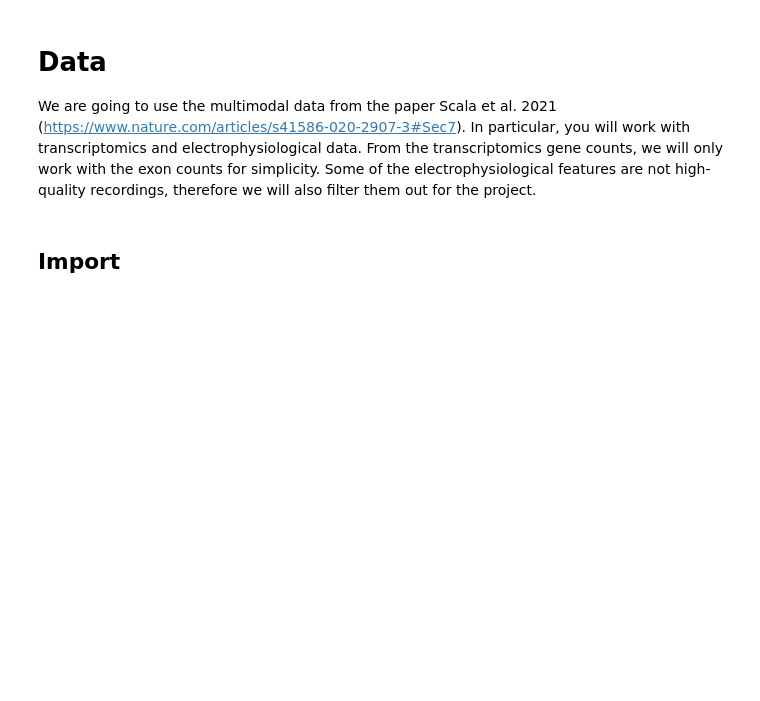
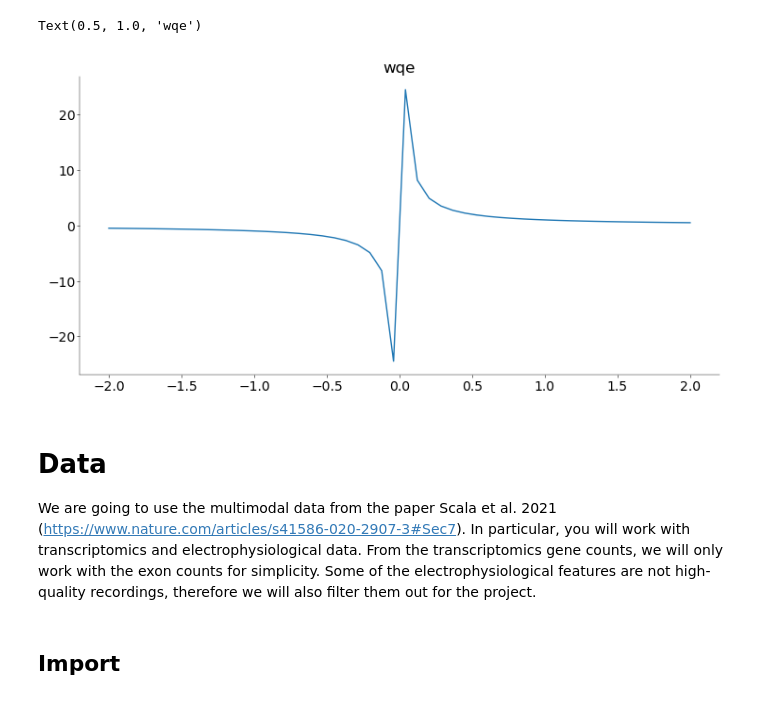
Before and after one commit to Artemii-Shlychkov/NDS_project, a Jupyter notebook: notebooks/Practical_notebook.ipynb, the cells around one changed output. Cells and saved outputs as stored; diff of their text form; code cells hidden in the pictures; blank space fills up the shorter version.

```diff
--- a/notebooks/Practical_notebook.ipynb
+++ b/notebooks/Practical_notebook.ipynb
@@ -65,3 +75,11 @@ np.random.seed(42)
+# %%
+x = np.linspace(-2, 2)
+y = 1 / x
+plt.plot(x, y)
+plt.title("wqe")
+# %% [output]
+Text(0.5, 1.0, 'wqe')
+[figure, added]
 # %% [markdown]
 # Data
 
```
Also changed, not shown: parts of 29 cells of this notebook.
